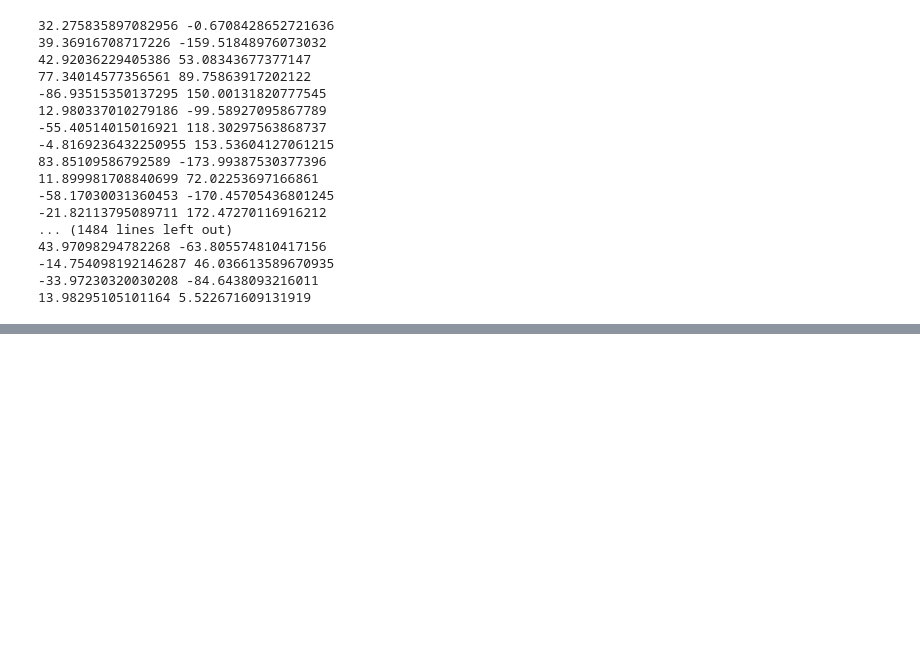
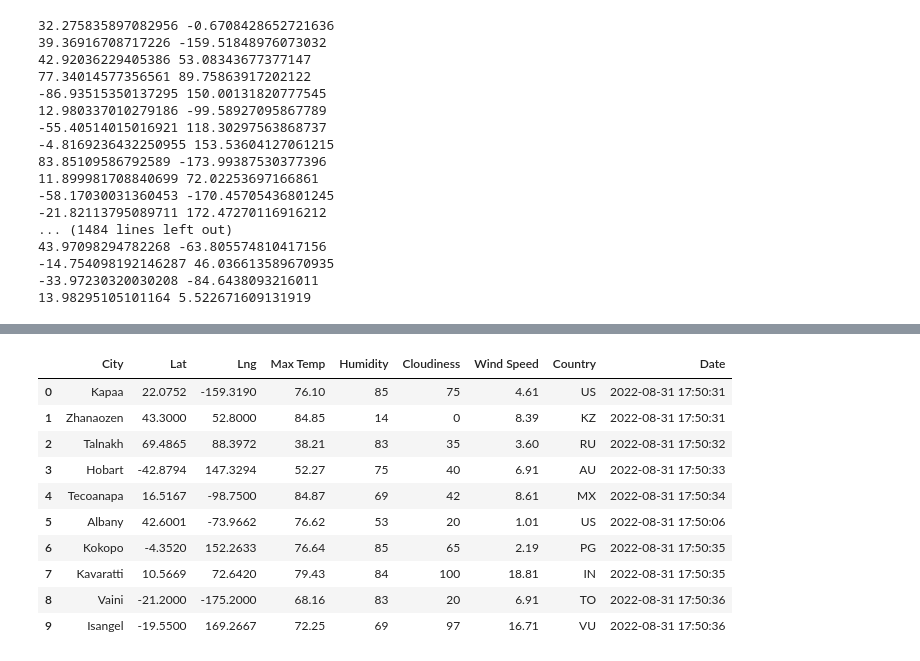
Before and after one commit to willenny/World_Weather_Analysis, a Jupyter notebook: WeatherPy.ipynb, the cells around one changed output, grey strips where cells are left out. Saved outputs shown, nothing was run; the diff lists cells and outputs as text; code cells hidden in the pictures; blank space fills up the shorter version.

```diff
--- a/WeatherPy.ipynb
+++ b/WeatherPy.ipynb
@@ -54,0 +149,15 @@ len(cities)
+# %%
+city_data_df = pd.DataFrame(city_data)
+city_data_df.head(10)
+# %% [output]
+|  | City | Lat | Lng | Max Temp | Humidity | Cloudiness | Wind Speed | Country | Date |
+| 0 | Kapaa | 22.0752 | -159.3190 | 76.10 | 85 | 75 | 4.61 | US | 2022-08-31 17:50:31 |
+| 1 | Zhanaozen | 43.3000 | 52.8000 | 84.85 | 14 | 0 | 8.39 | KZ | 2022-08-31 17:50:31 |
+| 2 | Talnakh | 69.4865 | 88.3972 | 38.21 | 83 | 35 | 3.60 | RU | 2022-08-31 17:50:32 |
+| 3 | Hobart | -42.8794 | 147.3294 | 52.27 | 75 | 40 | 6.91 | AU | 2022-08-31 17:50:33 |
+| 4 | Tecoanapa | 16.5167 | -98.7500 | 84.87 | 69 | 42 | 8.61 | MX | 2022-08-31 17:50:34 |
+| 5 | Albany | 42.6001 | -73.9662 | 76.62 | 53 | 20 | 1.01 | US | 2022-08-31 17:50:06 |
+| 6 | Kokopo | -4.3520 | 152.2633 | 76.64 | 85 | 65 | 2.19 | PG | 2022-08-31 17:50:35 |
+| 7 | Kavaratti | 10.5669 | 72.6420 | 79.43 | 84 | 100 | 18.81 | IN | 2022-08-31 17:50:35 |
+| 8 | Vaini | -21.2000 | -175.2000 | 68.16 | 83 | 20 | 6.91 | TO | 2022-08-31 17:50:36 |
+| 9 | Isangel | -19.5500 | 169.2667 | 72.25 | 69 | 97 | 16.71 | VU | 2022-08-31 17:50:36 |
```
Also changed, not shown: parts of 8 cells of this notebook, 3 other files.
